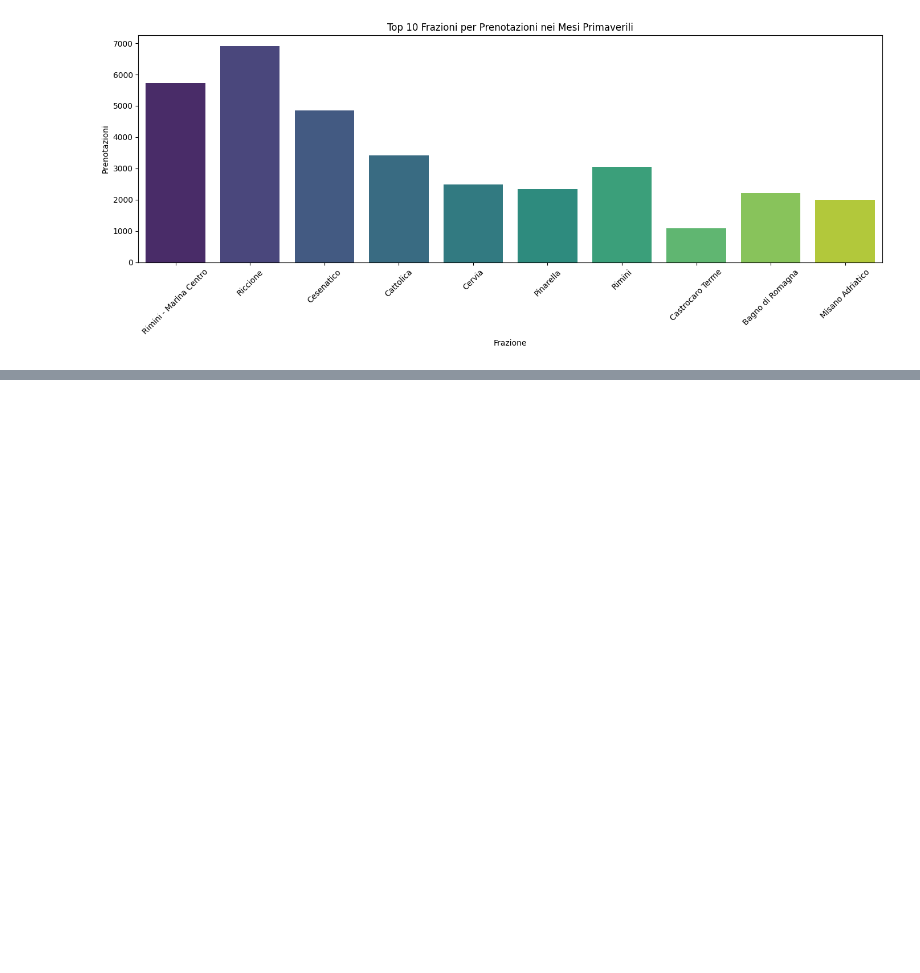
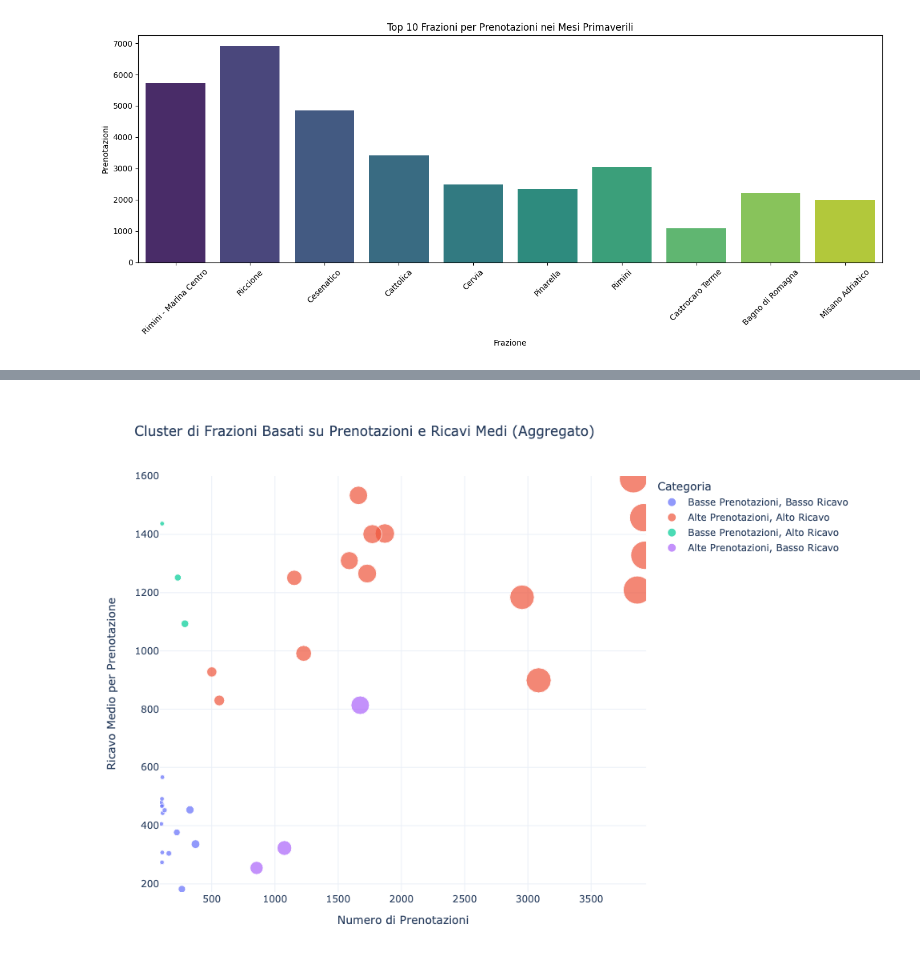
Before and after one commit to MrWou/analisi_prenotazioni, a Jupyter notebook: APT prenotazioni al 31_7.ipynb, the cells around one changed output, grey strips where cells are left out. Drawn from its saved outputs; the diff is of its cells as text; code cells hidden in the pictures; blank space fills up the shorter version.

```diff
--- a/APT prenotazioni al 31_7.ipynb
+++ b/APT prenotazioni al 31_7.ipynb
@@ -282,0 +399,75 @@ plt.show()
+# %%
+import plotly.express as px
+import pandas as pd
+
+# Aggrega i dati per frazione e mese, calcolando la somma di prenotazioni e ricavi
+prenotazioni_aggregate = prenotazioni_filtrate.groupby(['Frazione', 'Prenotazione - data arrivo Mese']).agg({
+    'Prenotazioni': 'sum',   # Somma delle prenotazioni
+    'Ricavi': 'sum'          # Somma dei ricavi
+}).reset_index()
+
+# Calcola il ricavo medio per prenotazione
+prenotazioni_aggregate['Ricavo Medio per Prenotazione'] = prenotazioni_aggregate['Ricavi'] / prenotazioni_aggregate['Prenotazioni']
+
+# Definisci le soglie per classificare i ricavi e le prenotazioni come "alti" o "bassi"
+soglia_prenotazioni = prenotazioni_aggregate['Prenotazioni'].median()
+soglia_ricavi = prenotazioni_aggregate['Ricavo Medio per Prenotazione'].median()
+
+# Funzione per classificare nei cluster
+def classificazione(prenotazioni, ricavo_medio, soglia_prenotazioni, soglia_ricavi):
+    if prenotazioni > soglia_prenotazioni and ricavo_medio > soglia_ricavi:
+        return 'Alte Prenotazioni, Alto Ricavo'
+    elif prenotazioni > soglia_prenotazioni and ricavo_medio <= soglia_ricavi:
+        return 'Alte Prenotazioni, Basso Ricavo'
+    elif prenotazioni <= soglia_prenotazioni and ricavo_medio > soglia_ricavi:
+        return 'Basse Prenotazioni, Alto Ricavo'
+    else:
+        return 'Basse Prenotazioni, Basso Ricavo'
+
+# Applica la classificazione ai dati aggregati
+prenotazioni_aggregate['Categoria'] = prenotazioni_aggregate.apply(
+    lambda row: classificazione(row['Prenotazioni'], row['Ricavo Medio per Prenotazione'], soglia_prenotazioni, soglia_ricavi),
+    axis=1
+)
+
+# Creazione del grafico interattivo con Plotly per visualizzare i cluster con il mese
+fig = px.scatter(
+    prenotazioni_aggregate,
+    x='Prenotazioni',
+    y='Ricavo Medio per Prenotazione',
+    color='Categoria',
+    hover_name='Frazione',  # Mostra il nome della frazione al passaggio del mouse
+    size='Prenotazioni',    # La dimensione dei punti rappresenta il numero di prenotazioni
+    size_max=25,            # Riduce la dimensione massima dei punti
+    title='Cluster di Frazioni Basati su Prenotazioni e Ricavi Medi (Aggregato)',
+    labels={
+        'Prenotazioni': 'Numero di Prenotazioni',
+        'Ricavo Medio per Prenotazione': 'Ricavo Medio per Prenotazione',
+        'Categoria': 'Categoria'
+    },
+    template='plotly_white'  # Stile del grafico
+)
+
+# Aggiungi il mese al hover_data per vedere in quale mese la frazione si trova in quel cluster
+fig.update_traces(hovertemplate='<b>%{hovertext}</b><br>Categoria: %{marker.color}<br>Prenotazioni: %{x}<br>Ricavi Medi: %{y}<br>Mese: %{customdata[0]}',
+                  customdata=prenotazioni_aggregate[['Prenotazione - data arrivo Mese']])
+
+# Aggiusta il range degli assi per una migliore visualizzazione
+fig.update_layout(
+    xaxis=dict(
+        title='Numero di Prenotazioni',
+        range=[prenotazioni_aggregate['Prenotazioni'].min() - 10, prenotazioni_aggregate['Prenotazioni'].max() + 10]  # Estende il range dell'asse X
+    ),
+    yaxis=dict(
+        title='Ricavo Medio per Prenotazione',
+        range=[prenotazioni_aggregate['Ricavo Medio per Prenotazione'].min() - 10,
+               prenotazioni_aggregate['Ricavo Medio per Prenotazione'].max() + 10]  # Estende il range dell'asse Y
+    ),
+    width=1000,  # Imposta una larghezza maggiore per il grafico
+    height=700   # Imposta un'altezza maggiore per il grafico
+)
+
+# Mostra il grafico interattivo
+fig.show()
+# %% [output]
+[figure, added]
```
Also changed, not shown: parts of 3 cells of this notebook.
